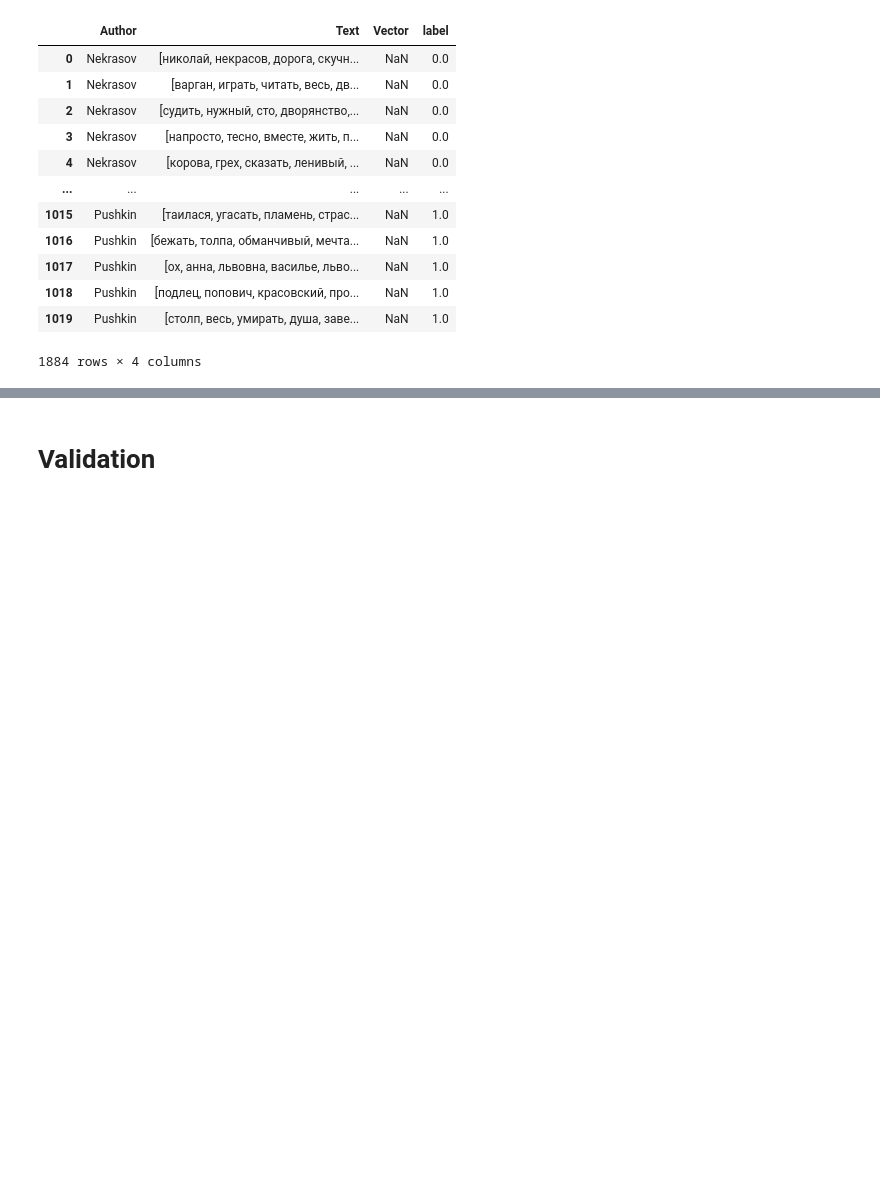
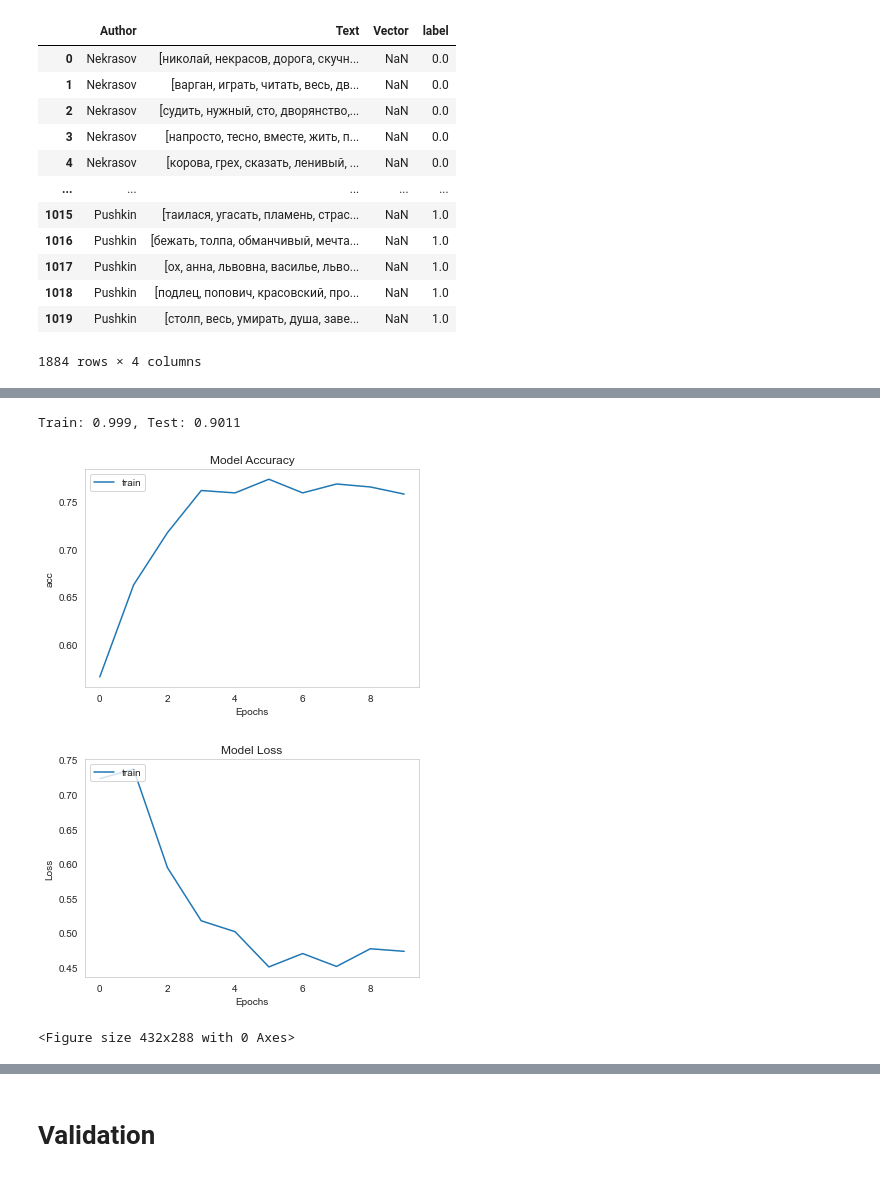
Before and after one commit to kmaltcev/NLP-BiLSTM-model, a Jupyter notebook: CNN_BiLSTM.ipynb, the cells around one changed output, grey strips where cells are left out. Drawn from its saved outputs; the diff is of its cells as text; code cells hidden in the pictures; blank space fills up the shorter version.

```diff
--- a/CNN_BiLSTM.ipynb
+++ b/CNN_BiLSTM.ipynb
@@ -293,3 +285,0 @@ plot_model(cnn, "cnn.png", show_shapes=True)
-# %%
-#cnn.compile(optimizer="adam", loss="binary_crossentropy", metrics=['acc'])
-cnn.compile(optimizer="adam",  loss="categorical_crossentropy", metrics=['acc'])
@@ -310,0 +286,4 @@ ValueError: Error when checking input: expected input_5 to have 3 dimensions, bu
+# %%
+opt = tf.keras.optimizers.Adam(learning_rate=0.001)
+cnn.compile(optimizer=opt, loss="sparse_categorical_crossentropy", metrics=['acc'])
+history = cnn.fit(X_train, Y_train, epochs=10, batch_size=50, verbose=2)
@@ -310,0 +308,30 @@ ValueError: Error when checking input: expected input_5 to have 3 dimensions, bu
+# %%
+# evaluate the model
+_, train_acc = cnn.evaluate(X_train, Y_train, verbose=2)
+_, test_acc = cnn.evaluate(X_test, Y_test, verbose=2)
+print('Train: %.3f, Test: %.4f' % (train_acc, test_acc))
+# %% [output]
+Train: 0.999, Test: 0.9011
+# %%
+plt.plot(history.history['acc'])
+plt.title('Model Accuracy')
+plt.ylabel('acc')
+plt.xlabel('Epochs')
+plt.legend(['train', 'test'], loc='upper left')
+plt.grid()
+plt.show()
+plt.savefig('model_accuracy.png')
+
+# summarize history for loss
+plt.plot(history.history['loss'])
+plt.title('Model Loss')
+plt.ylabel('Loss')
+plt.xlabel('Epochs')
+plt.legend(['train', 'test'], loc='upper left')
+plt.grid()
+plt.show()
+plt.savefig('model_loss.png')
+# %% [output]
+[figure, added]
+[figure, added]
+<Figure size 432x288 with 0 Axes>
```
Also changed, not shown: parts of 20 cells of this notebook.
